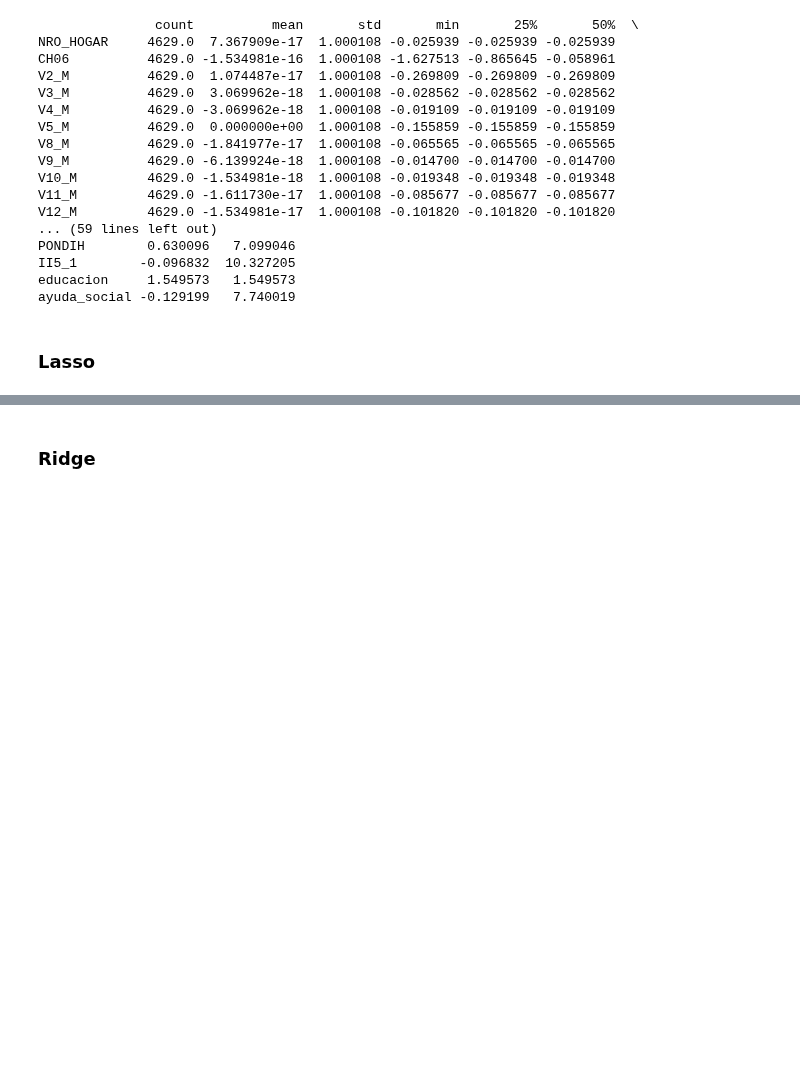
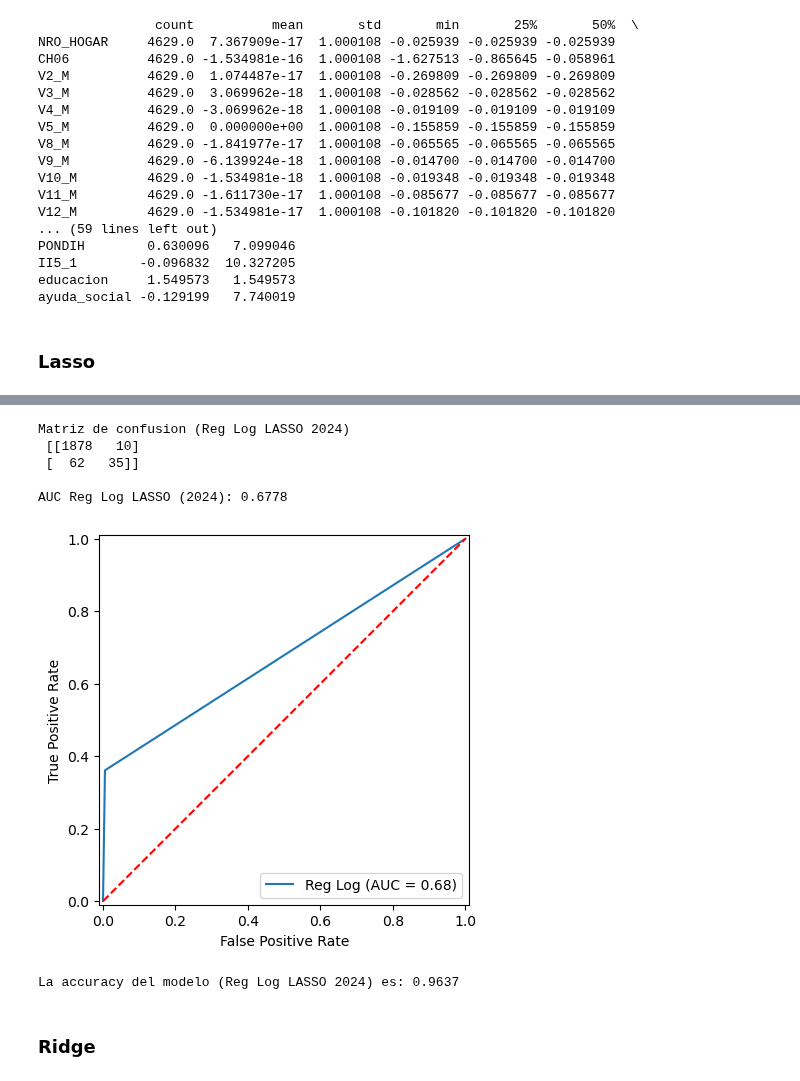
Before and after one commit to maggiecobb/CC408-T1-5, a Jupyter notebook: TP 4/TP 4.ipynb, the cells around one changed output, grey strips where cells are left out. Saved outputs shown, nothing was run; the diff lists cells and outputs as text; code cells hidden in the pictures; blank space fills up the shorter version.

```diff
--- a/TP 4/TP 4.ipynb
+++ b/TP 4/TP 4.ipynb
@@ -967,7 +957,7 @@ print(x_train_24_transformed.describe().T)
 x_train_04 = x_train_04_transformed
 x_test_04 = x_test_04_transformed
 x_train_24 = x_train_24_transformed
-x_test24 = x_test_24_transformed
+x_test_24 = x_test_24_transformed
 # %% [output]
                count          mean       std       min       25%       50%  \
 NRO_HOGAR     4629.0  7.367909e-17  1.000108 -0.025939 -0.025939 -0.025939
@@ -1031,27 +1025,35 @@ NameError: name 'y_pred_log04_lasso' is not defined
 # %%
 #### Medidas de precision Regresion logistica LASSO para 2024
 #Matriz de confusion
 conflog24_lasso = confusion_matrix(y_test_24, y_pred_log24_lasso)
 print("Matriz de confusion (Reg Log LASSO 2024)\n", conflog24_lasso)
 
 #AUC
 auc_log24_lasso = roc_auc_score(y_test_24, y_pred_log24_lasso)
 print('\nAUC Reg Log LASSO (2024): %.4f' %auc_log24_lasso)
 
 #Curva ROC
 fpr, tpr, thresholds = roc_curve(y_test_24, y_pred_log24_lasso)
 display = RocCurveDisplay(fpr=fpr, tpr=tpr, roc_auc=auc_log24_lasso, estimator_name='Reg Log')
 display.plot()
 plt.plot([0, 1], [0, 1], color='red', linestyle='--')
 plt.show()
 
-#MSE
-ecm_a1_l24 = mean_squared_error(y_test_24, y_pred_log24_lasso)
-print("Error cuadrático medio:", ecm_a1_l24)
+# #MSE
+# ecm_a1_l24 = mean_squared_error(y_test_24, y_pred_log24_lasso)
+# print("Error cuadrático medio:", ecm_a1_l24)
 
 #Accuracy
 accuracy_log24_lasso = accuracy_score(y_test_24, y_pred_log24_lasso)
 print("La accuracy del modelo (Reg Log LASSO 2024) es: %.4f" %accuracy_log24_lasso)
+# %% [output]
+Matriz de confusion (Reg Log LASSO 2024)
+ [[1878   10]
+ [  62   35]]
+
+AUC Reg Log LASSO (2024): 0.6778
+[figure, added]
+La accuracy del modelo (Reg Log LASSO 2024) es: 0.9637
 # %% [markdown]
 ### Ridge
 # %%
```
Also changed, not shown: parts of 14 cells of this notebook.
